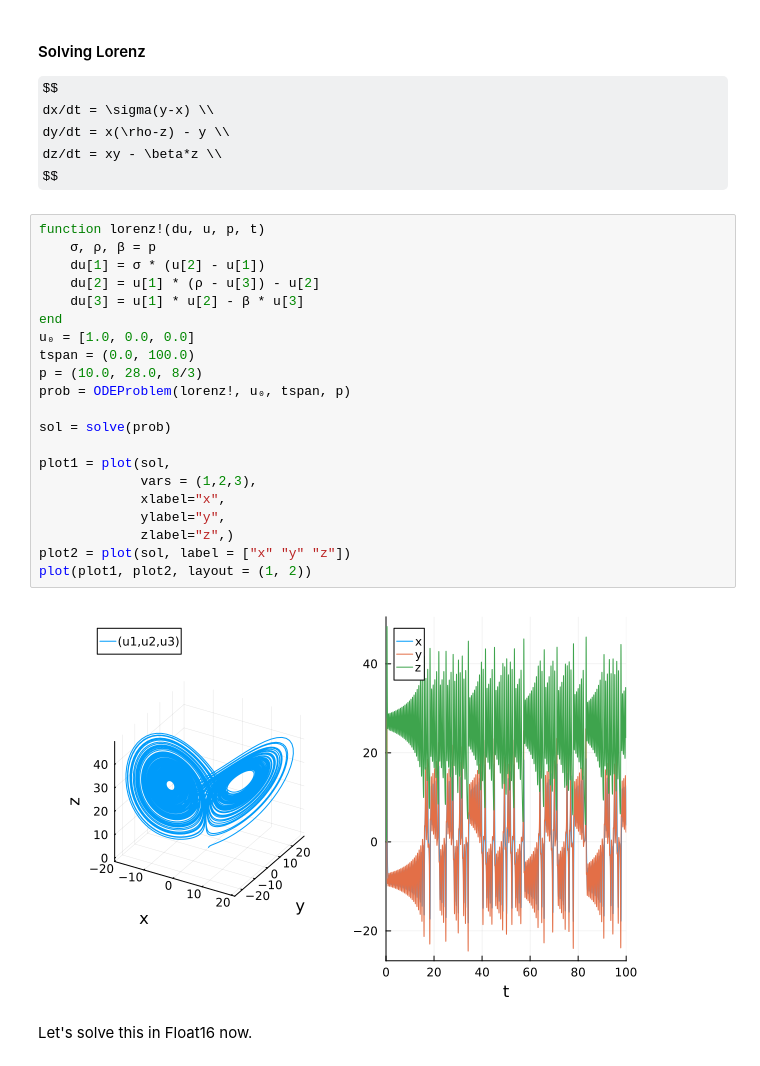
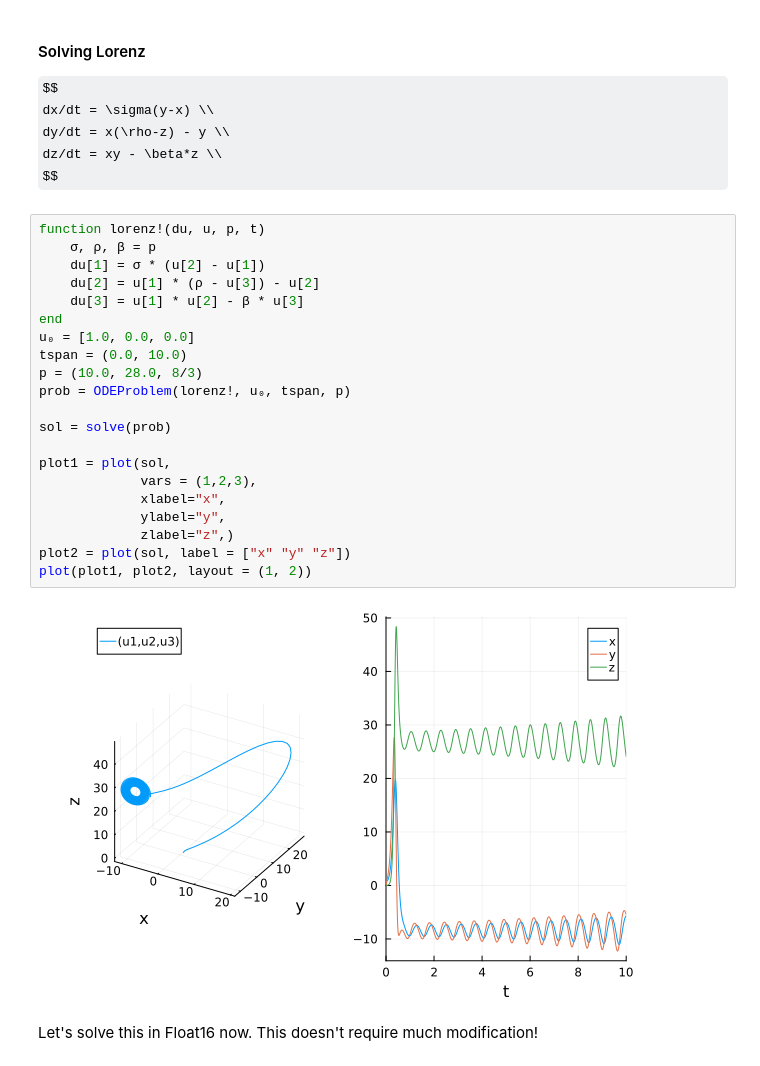
Before and after one commit to spraharsh/julia_tutorial, a Jupyter notebook: useful_packages.ipynb, the cells around one changed output. Cells and saved outputs as stored; diff of their text form; some formulas as TeX source.

Commit message:
make Float16 example work

```diff
--- a/useful_packages.ipynb
+++ b/useful_packages.ipynb
@@ -31,27 +34,27 @@ $$
 # %%
 function lorenz!(du, u, p, t)
     σ, ρ, β = p
     du[1] = σ * (u[2] - u[1])
     du[2] = u[1] * (ρ - u[3]) - u[2]
     du[3] = u[1] * u[2] - β * u[3]
 end
 u₀ = [1.0, 0.0, 0.0]
-tspan = (0.0, 100.0)
+tspan = (0.0, 10.0)
 p = (10.0, 28.0, 8/3)
 prob = ODEProblem(lorenz!, u₀, tspan, p)
 
 sol = solve(prob)
 
 plot1 = plot(sol,
              vars = (1,2,3),
              xlabel="x",
              ylabel="y",
              zlabel="z",)
 plot2 = plot(sol, label = ["x" "y" "z"])
 plot(plot1, plot2, layout = (1, 2))
 # %% [output]
-[figure, old version]
+[figure, new version]
 # %% [markdown]
-Let's solve this in Float16 now.
+Let's solve this in Float16 now. This doesn't require much modification!
 # %%
 u0 = Float16[1.0, 0.0, 3.0]
```
Also changed, not shown: parts of 4 cells of this notebook.
